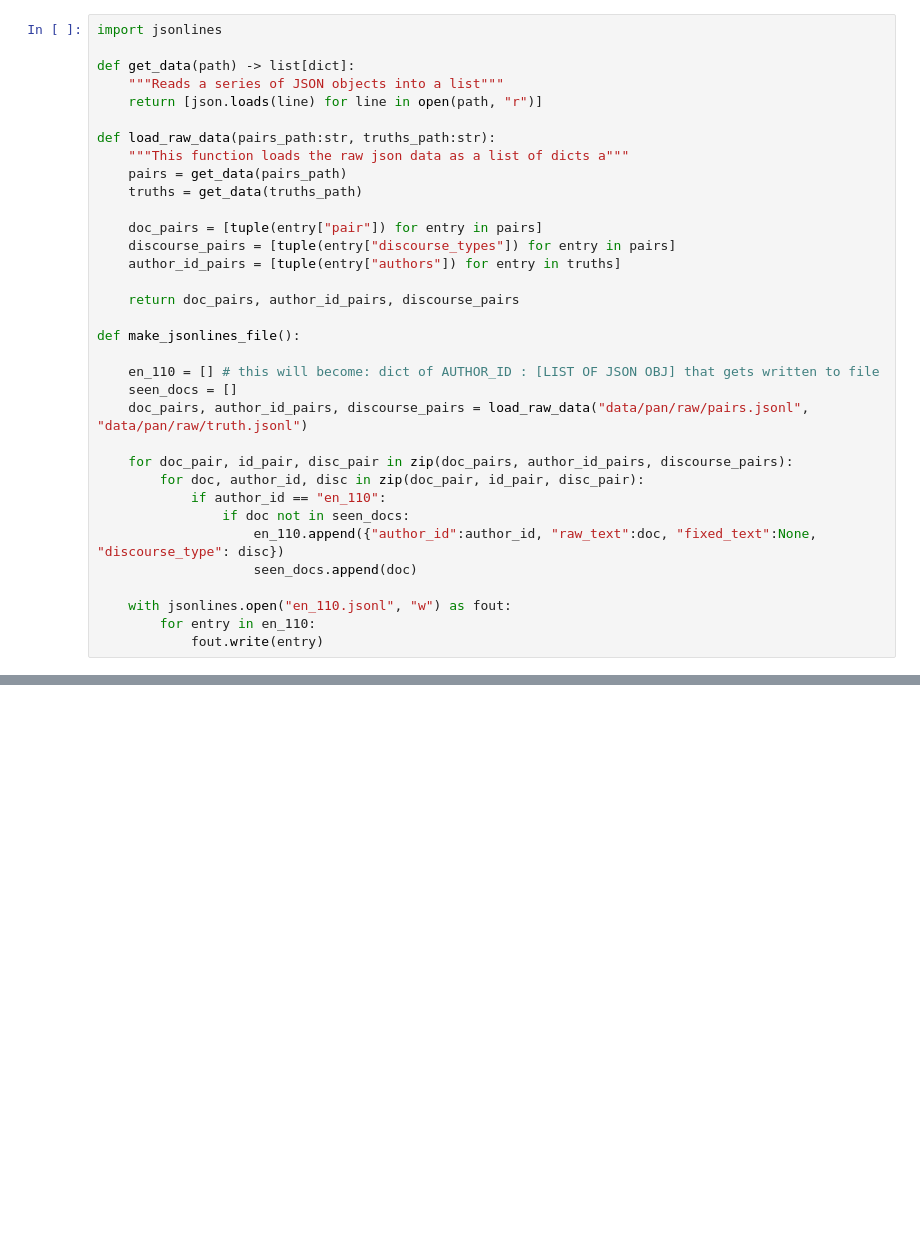
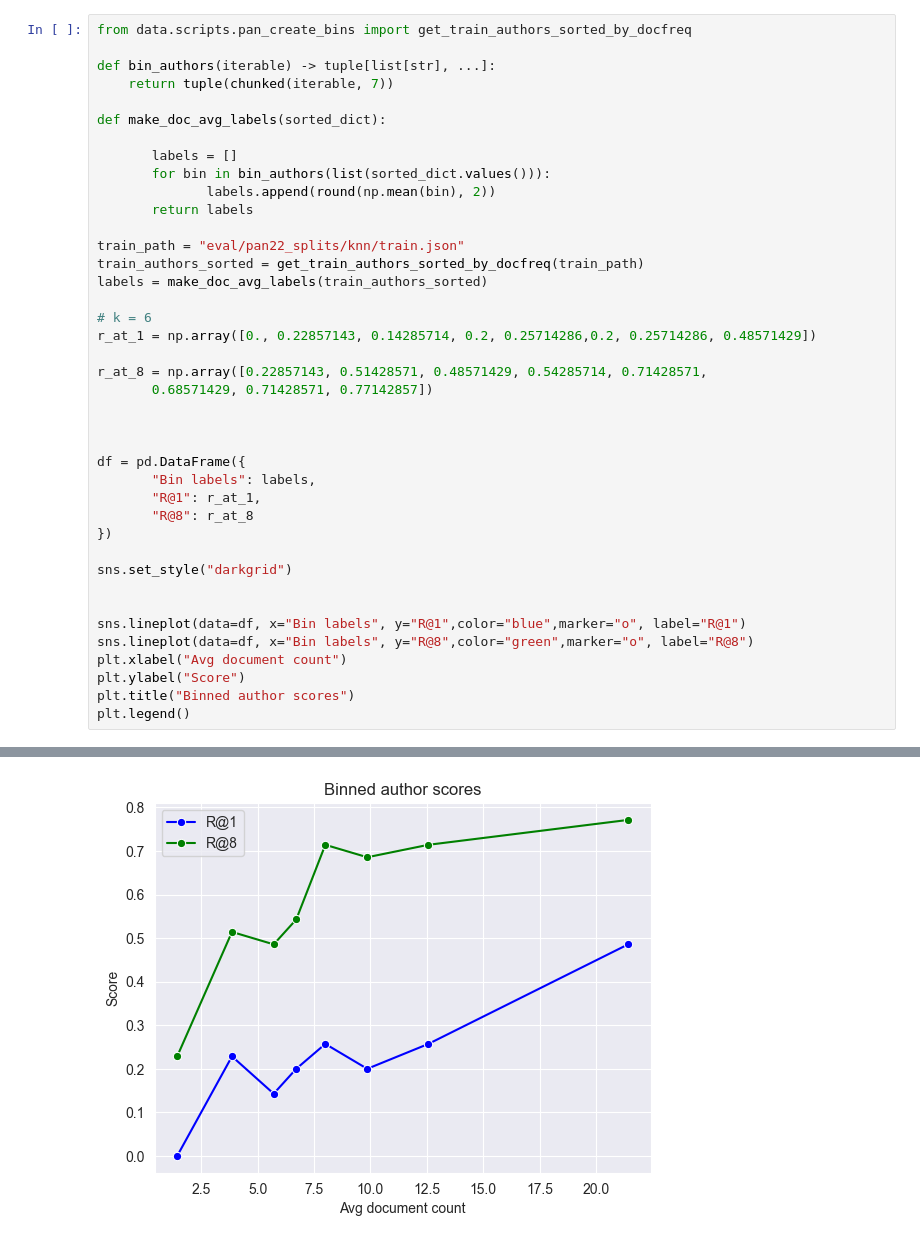
Before and after one commit to eric-sclafani/gram2vec, a Jupyter notebook: gram2vec/visualize.ipynb, the cells around one changed output, grey strips where cells are left out. Drawn from its saved outputs; the diff is of its cells as text; blank space fills up the shorter version.

```diff
--- a/gram2vec/visualize.ipynb
+++ b/gram2vec/visualize.ipynb
@@ -289,34 +119,41 @@ Counter({'email': 508, 'text_message': 390, 'essay': 93, 'memo': 56})
-# %%
-import jsonlines
-
-def get_data(path) -> list[dict]:
-    """Reads a series of JSON objects into a list"""
-    return [json.loads(line) for line in open(path, "r")]
-
-def load_raw_data(pairs_path:str, truths_path:str):
-    """This function loads the raw json data as a list of dicts a"""
-    pairs = get_data(pairs_path)
-    truths = get_data(truths_path)
-
-    doc_pairs = [tuple(entry["pair"]) for entry in pairs]
-    discourse_pairs = [tuple(entry["discourse_types"]) for entry in pairs]
-    author_id_pairs = [tuple(entry["authors"]) for entry in truths]
-
-    return doc_pairs, author_id_pairs, discourse_pairs
-
-def make_jsonlines_file():
-
-    en_110 = [] # this will become: dict of AUTHOR_ID : [LIST OF JSON OBJ] that gets written to file
-    seen_docs = []
-    doc_pairs, author_id_pairs, discourse_pairs = load_raw_data("data/pan/raw/pairs.jsonl", "data/pan/raw/truth.jsonl")
-
-    for doc_pair, id_pair, disc_pair in zip(doc_pairs, author_id_pairs, discourse_pairs):
-        for doc, author_id, disc in zip(doc_pair, id_pair, disc_pair):
-            if author_id == "en_110":
-                if doc not in seen_docs:
-                    en_110.append({"author_id":author_id, "raw_text":doc, "fixed_text":None, "discourse_type": disc})
-                    seen_docs.append(doc)
-
-    with jsonlines.open("en_110.jsonl", "w") as fout:
-        for entry in en_110:
-            fout.write(entry)
+# %%
+from data.scripts.pan_create_bins import get_train_authors_sorted_by_docfreq
+
+def bin_authors(iterable) -> tuple[list[str], ...]:
+    return tuple(chunked(iterable, 7))
+
+def make_doc_avg_labels(sorted_dict):
+
+       labels = []
+       for bin in bin_authors(list(sorted_dict.values())):
+              labels.append(round(np.mean(bin), 2))
+       return labels
+
+train_path = "eval/pan22_splits/knn/train.json"
+train_authors_sorted = get_train_authors_sorted_by_docfreq(train_path)
+labels = make_doc_avg_labels(train_authors_sorted)
+
+# k = 6
+r_at_1 = np.array([0., 0.22857143, 0.14285714, 0.2, 0.25714286,0.2, 0.25714286, 0.48571429])
+
+r_at_8 = np.array([0.22857143, 0.51428571, 0.48571429, 0.54285714, 0.71428571,
+       0.68571429, 0.71428571, 0.77142857])
+
+
+
+df = pd.DataFrame({
+       "Bin labels": labels,
+       "R@1": r_at_1,
+       "R@8": r_at_8
+})
+
+sns.set_style("darkgrid")
+
+
+sns.lineplot(data=df, x="Bin labels", y="R@1",color="blue",marker="o", label="R@1")
+sns.lineplot(data=df, x="Bin labels", y="R@8",color="green",marker="o", label="R@8")
+plt.xlabel("Avg document count")
+plt.ylabel("Score")
+plt.title("Binned author scores")
+plt.legend()
+# %% [output]
@@ -322,0 +161 @@ def make_jsonlines_file():
+[figure, added]
```
Also changed, not shown: parts of 25 cells of this notebook, 30 other files.
